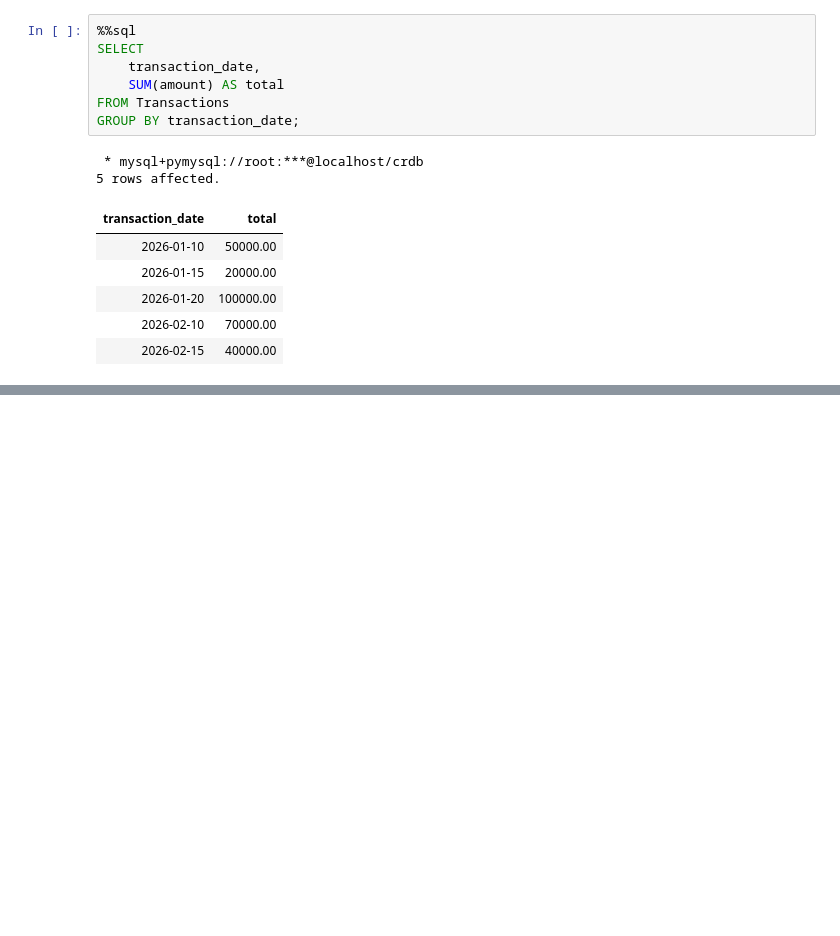
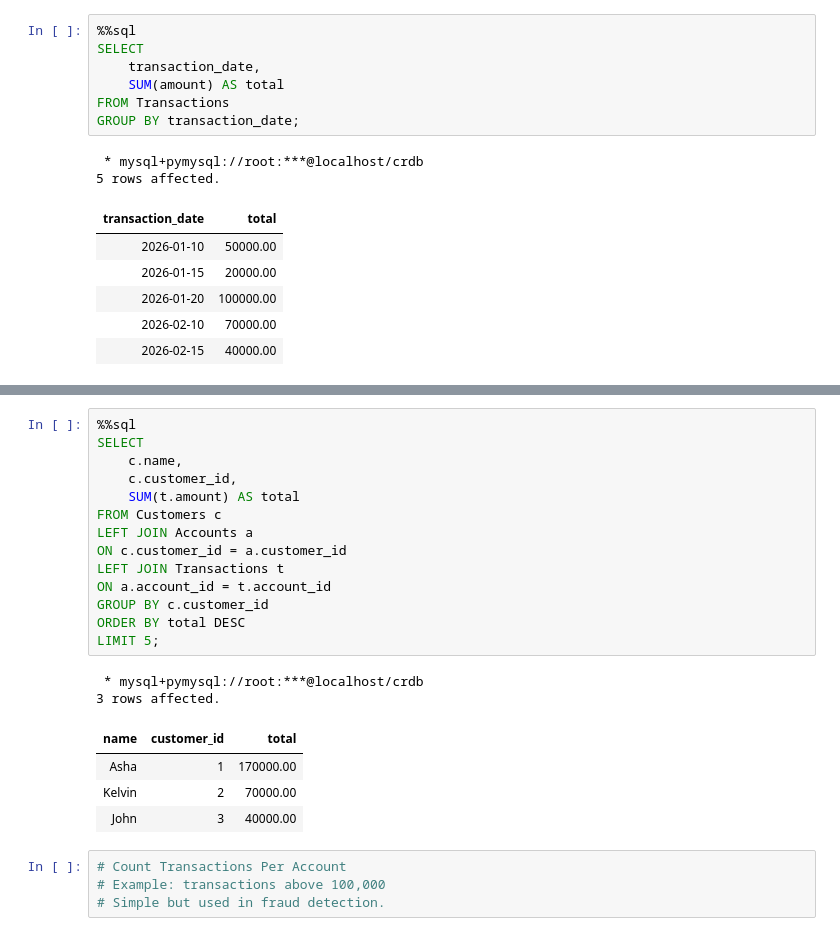
Before and after one commit to Maquiz1/interviews, a Jupyter notebook: crdb/data_integration_mysql/data-integration-mysql.ipynb, the cells around one changed output, grey strips where cells are left out. Saved outputs shown, nothing was run; the diff lists cells and outputs as text; blank space fills up the shorter version.

```diff
--- a/crdb/data_integration_mysql/data-integration-mysql.ipynb
+++ b/crdb/data_integration_mysql/data-integration-mysql.ipynb
@@ -964,0 +994,25 @@ GROUP BY transaction_date;
+# %%
+%%sql
+SELECT
+    c.name,
+    c.customer_id,
+    SUM(t.amount) AS total
+FROM Customers c
+LEFT JOIN Accounts a
+ON c.customer_id = a.customer_id
+LEFT JOIN Transactions t
+ON a.account_id = t.account_id
+GROUP BY c.customer_id
+ORDER BY total DESC
+LIMIT 5;
+# %% [output]
+ * mysql+pymysql://root:***@localhost/crdb
+3 rows affected.
+| name | customer_id | total |
+| Asha | 1 | 170000.00 |
+| Kelvin | 2 | 70000.00 |
+| John | 3 | 40000.00 |
+# %%
+# Count Transactions Per Account
+# Example: transactions above 100,000
+# Simple but used in fraud detection.
```
Also changed, not shown: parts of 9 cells of this notebook, 1 other file.
